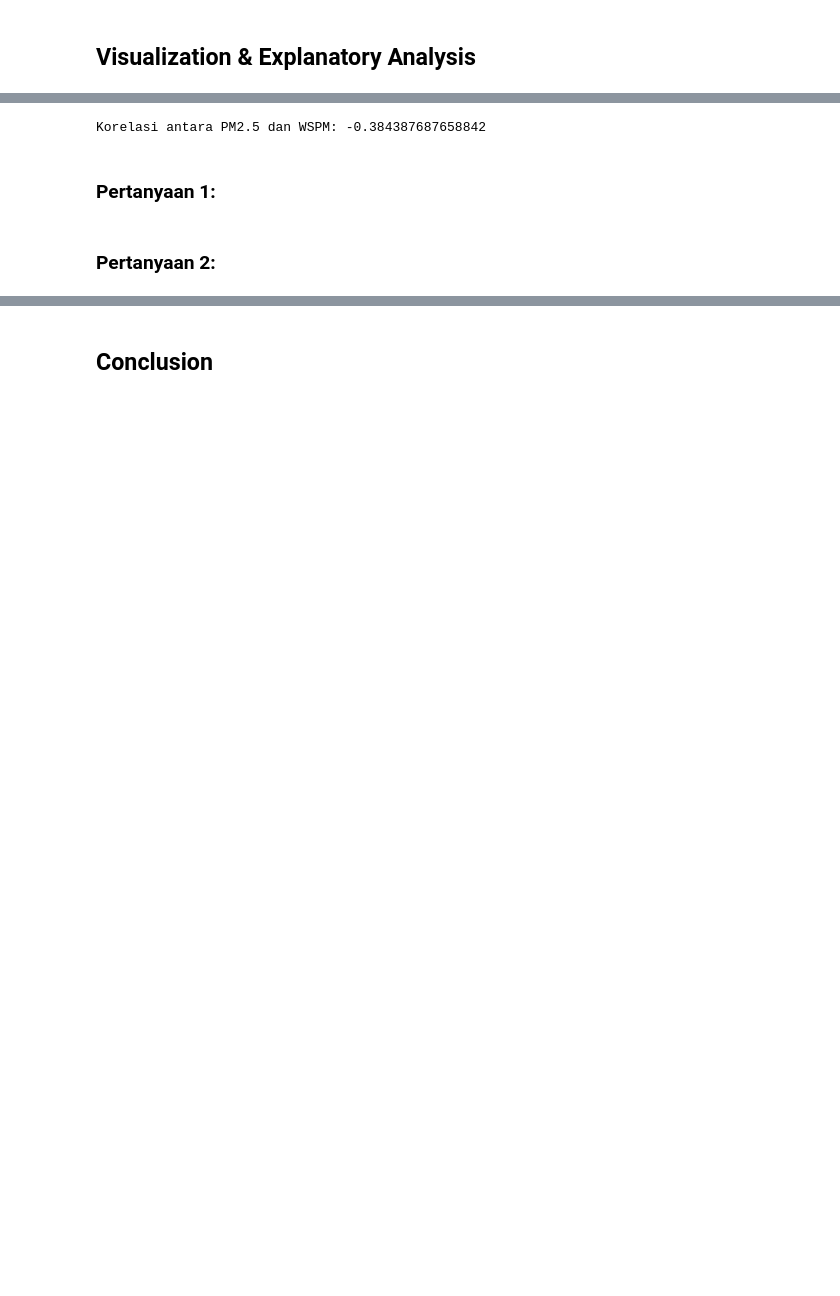
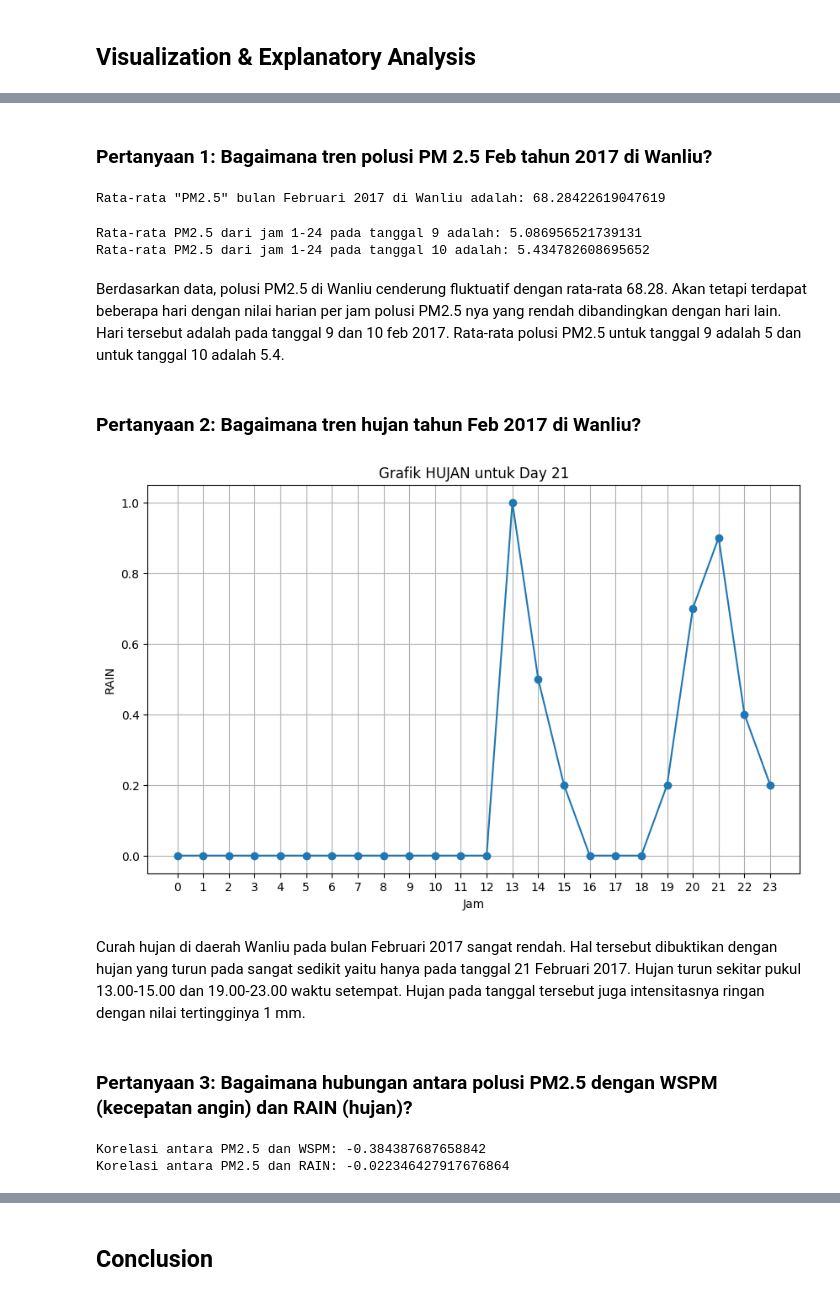
Before and after one commit to pambudilanggeng/PortoProject, a Jupyter notebook: Notebook_dicoding_submission.ipynb, the cells around one changed output, grey strips where cells are left out. Cells and saved outputs as stored; diff of their text form; code cells hidden in the pictures; blank space fills up the shorter version.

```diff
--- a/Notebook_dicoding_submission.ipynb
+++ b/Notebook_dicoding_submission.ipynb
@@ -247,14 +361,71 @@ plt.show()
+# %% [markdown]
+### Pertanyaan 1: Bagaimana tren polusi PM 2.5 Feb tahun 2017 di Wanliu?
+# %%
+rata_rata_total = filtered_data['PM2.5'].mean()
+
+# Tampilkan hasil rata-rata
+print(f'Rata-rata "PM2.5" bulan Februari 2017 di Wanliu adalah: {rata_rata_total}')
+# %% [output]
+Rata-rata "PM2.5" bulan Februari 2017 di Wanliu adalah: 68.28422619047619
+# %%
+# Filter data untuk tanggal 9 dan 10
+data_tanggal_9 = PM2_5[(PM2_5['day'] == 9)]
+data_tanggal_10 = PM2_5[(PM2_5['day'] == 10)]
+
+# Filter data untuk jam 1-24
+data_jam_1_24_tanggal9 = data_tanggal_9[(data_tanggal_9['hour'] >= 1) & (data_tanggal_9['hour'] <= 24)]
+data_jam_1_24_tanggal10 = data_tanggal_10[(data_tanggal_10['hour'] >= 1) & (data_tanggal_10['hour'] <= 24)]
+
+# Hitung rata-rata PM2.5
+rata_rata_pm2_5_tanggal9 = data_jam_1_24_tanggal9['PM2.5'].mean()
+rata_rata_pm2_5_tanggal10 = data_jam_1_24_tanggal10['PM2.5'].mean()
+
+# Tampilkan hasil rata-rata PM2.5
+print(f'Rata-rata PM2.5 dari jam 1-24 pada tanggal 9 adalah: {rata_rata_pm2_5_tanggal9}')
+print(f'Rata-rata PM2.5 dari jam 1-24 pada tanggal 10 adalah: {rata_rata_pm2_5_tanggal10}')
+# %% [output]
+Rata-rata PM2.5 dari jam 1-24 pada tanggal 9 adalah: 5.086956521739131
+Rata-rata PM2.5 dari jam 1-24 pada tanggal 10 adalah: 5.434782608695652
+# %% [markdown]
+Berdasarkan data, polusi PM2.5 di Wanliu cenderung fluktuatif dengan rata-rata 68.28. Akan tetapi terdapat beberapa hari dengan nilai harian per jam polusi PM2.5 nya yang rendah dibandingkan dengan hari lain. Hari tersebut adalah pada tanggal 9 dan 10 feb 2017. Rata-rata polusi PM2.5 untuk tanggal 9 adalah 5 dan untuk tanggal 10 adalah 5.4.
+# %% [markdown]
+
+
+### Pertanyaan 2: Bagaimana tren hujan tahun Feb 2017 di Wanliu?
+# %%
+RAIN = filtered_data [['day', 'hour', 'RAIN']]
+
+RAIN21 = RAIN[RAIN['day'] == 21]
+
+
+plt.figure(figsize=(10, 6))
+plt.plot(RAIN21['hour'], RAIN21['RAIN'], marker='o', linestyle='-')
+plt.title('Grafik HUJAN untuk Day 21')
+plt.xlabel('Jam')
+plt.ylabel('RAIN')
+plt.grid()
+plt.xticks(range(0, 24))
+plt.show()
+# %% [output]
+[figure, added]
+# %% [markdown]
+Curah hujan di daerah Wanliu pada bulan Februari 2017 sangat rendah. Hal tersebut dibuktikan dengan hujan yang turun pada sangat sedikit yaitu hanya pada tanggal 21 Februari 2017. Hujan turun sekitar pukul 13.00-15.00 dan 19.00-23.00 waktu setempat. Hujan pada tanggal tersebut juga intensitasnya ringan dengan nilai tertingginya 1 mm.
+# %% [markdown]
+
+
+### Pertanyaan 3: Bagaimana hubungan antara polusi PM2.5 dengan WSPM (kecepatan angin) dan RAIN (hujan)?
 # %%
 # Menghitung korelasi Pearson antara PM2.5 dan WSPM
 korelasi = df_2017['PM2.5'].corr(df_2017['WSPM'])
 
 # Menampilkan hasil korelasi
 print("Korelasi antara PM2.5 dan WSPM:", korelasi)
+
+# Menghitung korelasi Pearson antara PM2.5 dan WSPM
+korelasi = df_2017['PM2.5'].corr(df_2017['RAIN'])
+
+# Menampilkan hasil korelasi
+print("Korelasi antara PM2.5 dan RAIN:", korelasi)
 # %% [output]
 Korelasi antara PM2.5 dan WSPM: -0.384387687658842
+Korelasi antara PM2.5 dan RAIN: -0.022346427917676864
-# %% [markdown]
-### Pertanyaan 1:
-# %% [markdown]
-
-
-### Pertanyaan 2:
```
Also changed, not shown: parts of 12 cells of this notebook.
